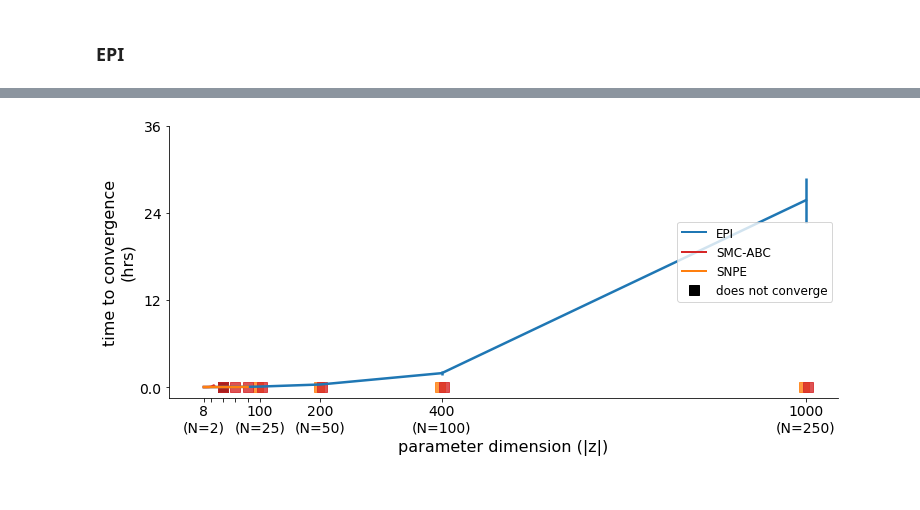
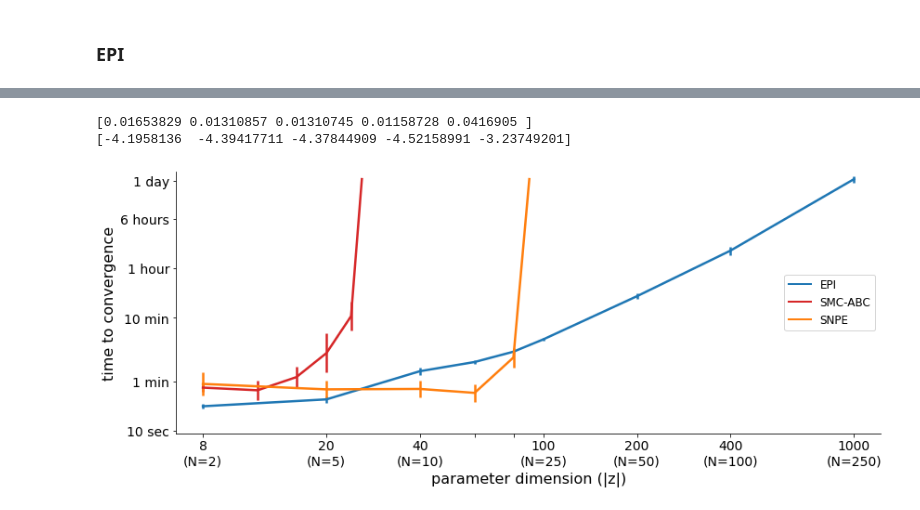
Before and after one commit to cunningham-lab/epi, a Jupyter notebook: notebooks/stab_amp/AnalyzeStableAmp.ipynb, the cells around one changed output, grey strips where cells are left out. Drawn from its saved outputs; the diff is of its cells as text; code cells hidden in the pictures.

```diff
--- a/notebooks/stab_amp/AnalyzeStableAmp.ipynb
+++ b/notebooks/stab_amp/AnalyzeStableAmp.ipynb
@@ -24,6 +27,8 @@ matplotlib.rcParams['axes.titlesize'] = 14
 matplotlib.rcParams['axes.labelsize'] = 12
 
 DTYPE = np.float32
+
+figdir = "/Users/seanbittner/Documents/epi/written/scaling/figs/"
 # %%
 def plot_SNPEC_opt(logs, trn_datasets, posteriors, ax=None):
     if ax is None:
@@ -141,6 +146,8 @@ smc_T_xs = np.array(smc_T_xs)
 
 smc_time_mean = np.nanmean(smc_times, axis=1)
 smc_time_std = np.nanstd(smc_times, axis=1)
+smc_time_log_mean = np.nanmean(np.log(smc_times), axis=1)
+smc_time_log_std = np.nanstd(np.log(smc_times), axis=1)
 # %% [output]
 data/smc/SMC_RNN_stab_amp_N=4_rs=6/optim.pkl
 data/smc/SMC_RNN_stab_amp_N=6_rs=1/optim.pkl
@@ -339,6 +346,8 @@ for N in N_snpes:
 snpe_times = np.array(snpe_times) / 3600.
 snpe_time_mean = np.nanmean(snpe_times, axis=1)
 snpe_time_std = np.nanstd(snpe_times, axis=1)
+snpe_time_log_mean = np.nanmean(np.log(snpe_times), axis=1)
+snpe_time_log_std = np.nanstd(np.log(snpe_times), axis=1)
 # %% [output]
 time hps {'n_train': 2000, 'n_mades': 2}
 Checking data/snpe/SNPE_RNN_stab_amp_N=2_ntrain=2k_nmades=2_natoms=100_rs=1
@@ -571,4 +580,6 @@ epi_log_probs = np.array(epi_log_probs)
 epi_T_xs = np.array(epi_T_xs)
 epi_time_mean = np.nanmean(epi_times, axis=1)
 epi_time_std = np.nanstd(epi_times, axis=1)
+epi_time_log_mean = np.nanmean(np.log(epi_times), axis=1)
+epi_time_log_std = np.nanstd(np.log(epi_times), axis=1)
 # %% [output]
@@ -592,47 +612,62 @@ epi_time_std = np.nanstd(epi_times, axis=1)
+# %%
+print(snpe_time_mean)
+print(snpe_time_log_mean)
+# %% [output]
+[0.01653829 0.01310857 0.01310745 0.01158728 0.0416905 ]
+[-4.1958136  -4.39417711 -4.37844909 -4.52158991 -3.23749201]
 # %%
 fig, ax = plt.subplots(1,1,figsize=(12,5))
 
-N_xs = [2, 25, 50, 100, 250]
-xticks = [4*N for N in [2,5,10,15,20,25,50,100,250]]
+all_Ns = [2,5,10,15,20,25,50,100,250]
+N_xs = [2, 5, 10, 25, 50, 100, 250]
+D_xticks = np.array([4*N for N in all_Ns])
+xticks = np.log(D_xticks)
 xtick_labels = ["%d\n(N=%d)" % (D,D//4) if ((D//4) in N_xs) else ''
-                for D in xticks]
+                for D in D_xticks]
 
 D_smcs = [4*N for N in N_smcs]
 D_snpes = [4*N for N in N_snpes]
 D_epis = [4*N for N in N_epis]
-yticks = [0., 12, 24, 36]
+yticks = np.log([1/360., 1/60., 1/6., 1., 6., 24.])
+ytick_labels = ["10 sec", "1 min", "10 min", "1 hour", "6 hours", "1 day"]
 
 colors = sns.color_palette()
 lw = 2.5
 fontsize = 16
 
+# add failure extensions
+D_smcs.append(26)
+_smc_time_log_mean = np.concatenate((smc_time_log_mean, np.array([epi_time_log_mean[-1]])))
+_smc_time_log_std = np.concatenate((smc_time_log_std, np.array([0.])))
+D_snpes.append(90)
+_snpe_time_log_mean = np.concatenate((snpe_time_log_mean, np.array([epi_time_log_mean[-1]])))
+_snpe_time_log_std = np.concatenate((snpe_time_log_std, np.array([0.])))
+
 ax.plot([0,0],[0,0], '-', c=colors[0], label='EPI')
 ax.plot([0,0],[0,0], '-', c=colors[3], label='SMC-ABC')
 ax.plot([0,0],[0,0], '-', c=colors[1], label='SNPE')
-ax.plot([40,40],[0,0], 's', c='k', label='does not converge')
-ax.errorbar(x=D_epis, y=epi_time_mean, yerr=epi_time_std,
+ax.errorbar(x=np.log(D_epis), y=epi_time_log_mean, yerr=epi_time_log_std,
             color=colors[0], ecolor=colors[0], lw=lw)
-ax.errorbar(x=D_smcs, y=smc_time_mean, yerr=smc_time_std,
+ax.errorbar(x=np.log(D_smcs), y=_smc_time_log_mean, yerr=_smc_time_log_std,
             color=colors[3], ecolor=colors[3], lw=lw)
-ax.errorbar(x=D_snpes, y=snpe_time_mean, yerr=snpe_time_std,
+ax.errorbar(x=np.log(D_snpes), y=_snpe_time_log_mean, yerr=_snpe_time_log_std,
             color=colors[1], ecolor=colors[1], lw=lw)
-
-SMC_fails = np.array([40, 60, 80, 100, 200, 400, 1000])
-SMC_fails[3:]+=3
-SNPE_fails = np.array([100, 200, 400, 1000])-3
-ax.plot(SNPE_fails, np.zeros(len(SNPE_fails)), 's', c=colors[1], clip_on=False, alpha=0.8)
-ax.plot(SMC_fails, np.zeros(len(SMC_fails)), 's', c=colors[3], clip_on=False, alpha=0.8)
 
 ax.set_xticks(xticks)
 ax.set_xticklabels(xtick_labels, fontsize=fontsize-2)
 ax.set_yticks(yticks)
-ax.set_yticklabels(yticks, fontsize=fontsize-2)
+ax.set_yticklabels(ytick_labels, fontsize=fontsize-2)
 
 ax.set_xlabel('parameter dimension (|z|)', fontsize=fontsize)
-ax.set_ylabel('time to convergence\n(hrs)', fontsize=fontsize)
+ax.set_ylabel('time to convergence', fontsize=fontsize)
 
-#ax.set_ylim([0, 3])
+xbuf = 0.2
+ybuf = 0.1
+ax.set_xlim(np.log(8.)-xbuf, np.log(1000.)+xbuf)
+ax.set_ylim([np.min(np.log(1./360.))-ybuf, np.log(30.)+ybuf])
 ax.legend(fontsize=fontsize-4, loc=5)
+plt.tight_layout()
+plt.savefig(os.path.join(figdir, "EPI_both.png"))
 plt.show()
 # %% [output]
-[figure, old version]
+[figure, new version]
```
Also changed, not shown: parts of 7 cells of this notebook.
